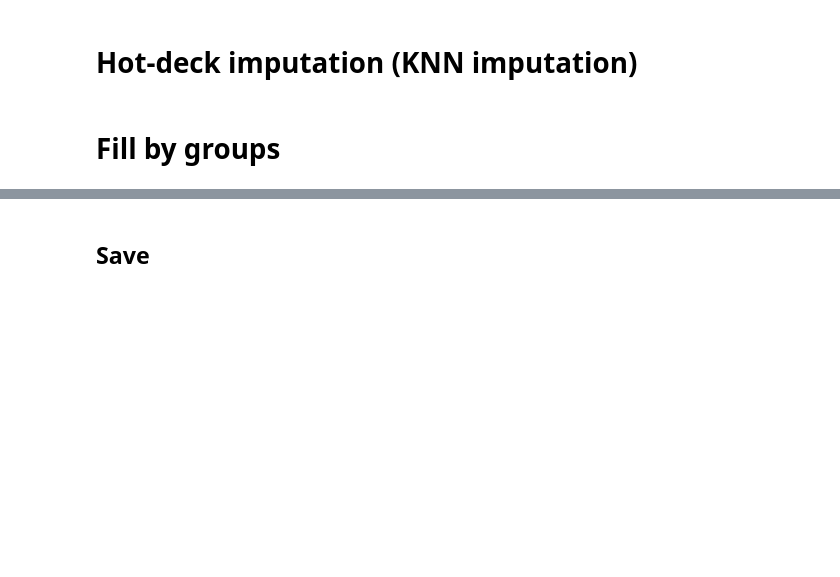
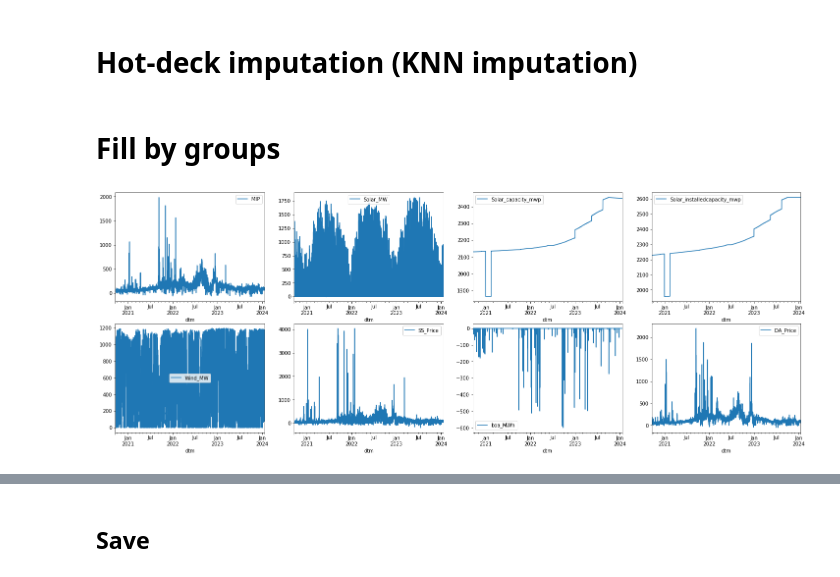
Before and after one commit to Honthagr/ProjetE4-DataScience, a Jupyter notebook: energy_data.ipynb, the cells around one changed output, grey strips where cells are left out. Cells and saved outputs as stored; diff of their text form; code cells hidden in the pictures; blank space fills up the shorter version.

```diff
--- a/energy_data.ipynb
+++ b/energy_data.ipynb
@@ -182,2 +162,18 @@ elif input("Hot deck imputation (KNN) ? Y/N").lower() == 'y':
 # %% [markdown]
 # Fill by groups
+# %%
+data = pd.read_csv("source\Energy_Data_20200920_20240118.csv")
+data["dtm"] = pd.to_datetime(data["dtm"])
+data["jour"] = data["dtm"].dt.strftime("%d-%m-%Y")
+data["heure"] = data["dtm"].dt.strftime("%H:%M:%S")
+missing_rows = pd.DataFrame(data[data["Solar_MW"].isna()].drop(columns=["dtm"]))
+# %%
+fig, axes = plt.subplots(nrows=2, ncols=4, figsize=(25, 9))
+
+for i, col in enumerate(['MIP', 'Solar_MW', 'Solar_capacity_mwp','Solar_installedcapacity_mwp', 'Wind_MW', 'SS_Price', 'boa_MWh','DA_Price']) :
+    data.plot(x="dtm", y=col, ax=axes.flat[i])
+
+prices = ['MIP', 'SS_Price', 'DA_Price']
+mw_prod= ['Solar_MW', 'Wind_MW']
+# %% [output]
+[figure, added]
```
Also changed, not shown: parts of 9 cells of this notebook, 1 other file.
